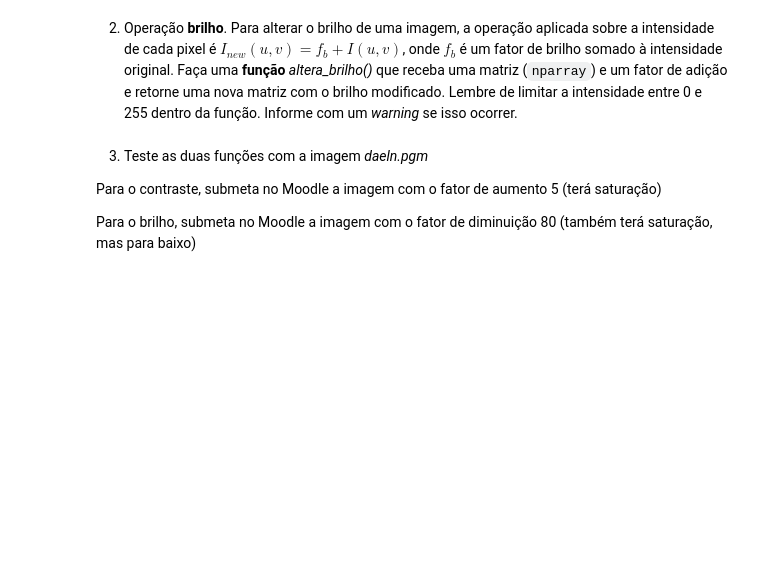
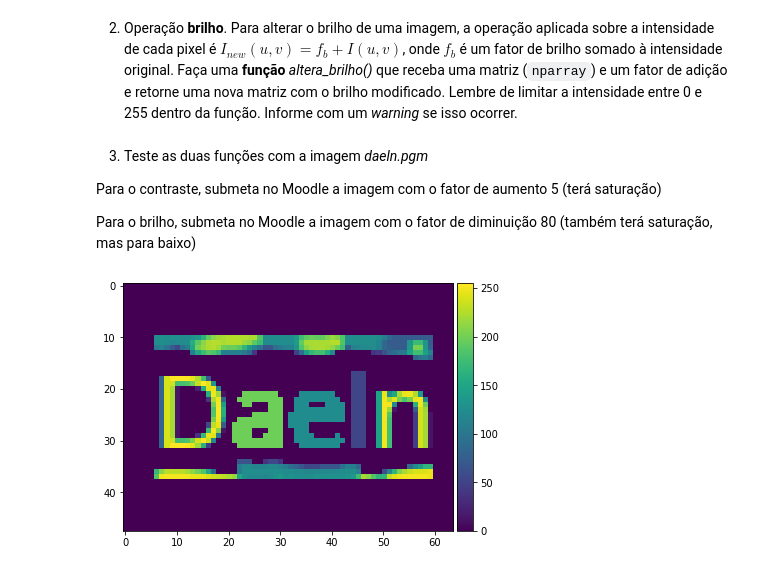
Before and after one commit to victoriafabris/disciplina-dsp-audio-video, a Jupyter notebook: atividade6/atividade_6.ipynb, the cells around one changed output. Cells and saved outputs as stored; diff of their text form; code cells hidden in the pictures; blank space fills up the shorter version.

```diff
--- a/atividade6/atividade_6.ipynb
+++ b/atividade6/atividade_6.ipynb
@@ -110,3 +136,10 @@ io.imshow(imifsc_reshape, cmap='gray', vmin=0, vmax=255)
 Para o contraste, submeta no Moodle a imagem com o fator de aumento 5 (terá saturação)
 
 Para o brilho, submeta no Moodle a imagem com o fator de diminuição 80 (também terá saturação, mas para baixo)
+# %%
+imdaeln = readpgm('daeln.pgm')
+imdaeln_reshape = np.reshape(imdaeln[0],imdaeln[1])
+io.imshow(imdaeln_reshape)
+io.show()
+# %% [output]
+[figure, added]
```
Also changed, not shown: parts of 5 cells of this notebook.
